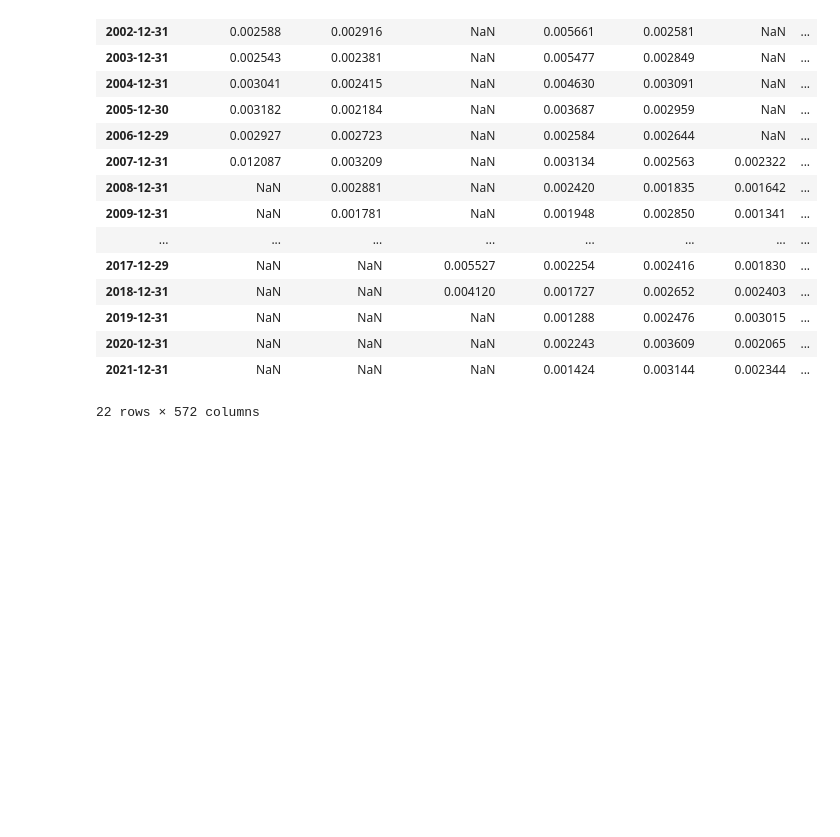
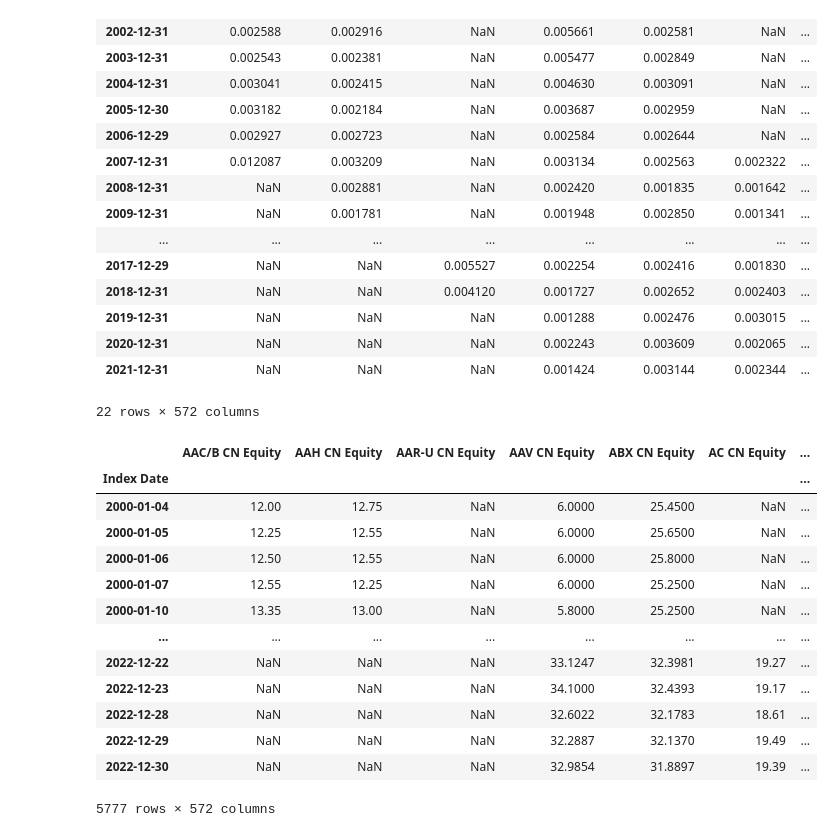
Before and after one commit to Thomas4390/bni_case_prog, a Jupyter notebook: eda.ipynb, the cells around one changed output. Drawn from its saved outputs; the diff is of its cells as text; code cells hidden in the pictures; blank space fills up the shorter version.

```diff
--- a/eda.ipynb
+++ b/eda.ipynb
@@ -133,3 +133,22 @@ weights
 | 2020-12-31 | NaN | NaN | NaN | 0.002243 | 0.003609 | 0.002065 | ... |
 | 2021-12-31 | NaN | NaN | NaN | 0.001424 | 0.003144 | 0.002344 | ... |
 22 rows × 572 columns
+# %%
+df_total_ret = pd.read_parquet("filtered_data/total_ret_data.parquet")
+# %%
+df_total_ret
+# %% [output]
+|  | AAC/B CN Equity | AAH CN Equity | AAR-U CN Equity | AAV CN Equity | ABX CN Equity | AC CN Equity | ... |
+| Index Date |  |  |  |  |  |  | ... |
+| 2000-01-04 | 12.00 | 12.75 | NaN | 6.0000 | 25.4500 | NaN | ... |
+| 2000-01-05 | 12.25 | 12.55 | NaN | 6.0000 | 25.6500 | NaN | ... |
+| 2000-01-06 | 12.50 | 12.55 | NaN | 6.0000 | 25.8000 | NaN | ... |
+| 2000-01-07 | 12.55 | 12.25 | NaN | 6.0000 | 25.2500 | NaN | ... |
+| 2000-01-10 | 13.35 | 13.00 | NaN | 5.8000 | 25.2500 | NaN | ... |
+| ... | ... | ... | ... | ... | ... | ... | ... |
+| 2022-12-22 | NaN | NaN | NaN | 33.1247 | 32.3981 | 19.27 | ... |
+| 2022-12-23 | NaN | NaN | NaN | 34.1000 | 32.4393 | 19.17 | ... |
+| 2022-12-28 | NaN | NaN | NaN | 32.6022 | 32.1783 | 18.61 | ... |
+| 2022-12-29 | NaN | NaN | NaN | 32.2887 | 32.1370 | 19.49 | ... |
+| 2022-12-30 | NaN | NaN | NaN | 32.9854 | 31.8897 | 19.39 | ... |
+5777 rows × 572 columns
```
Also changed, not shown: 3 other files.
